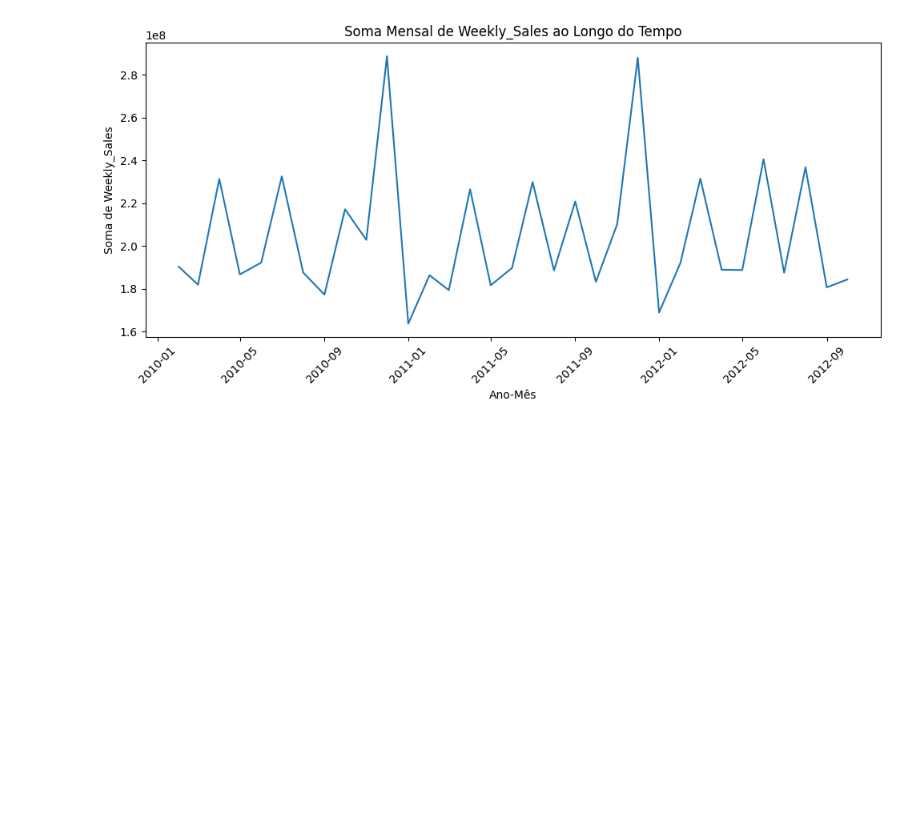
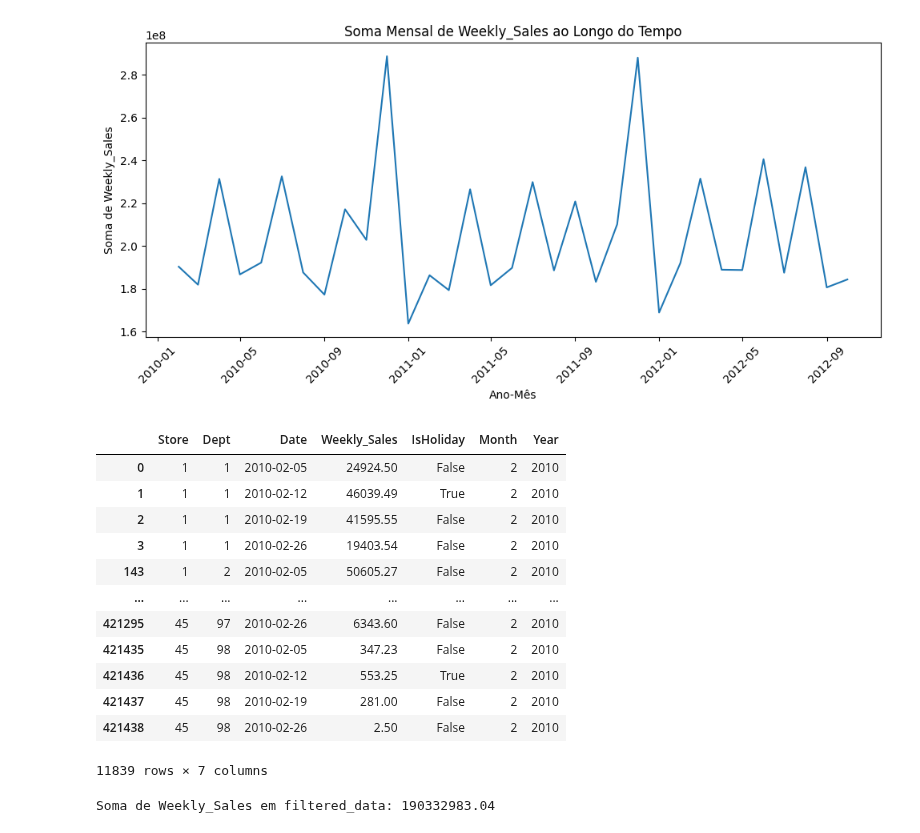
Before and after one commit to Laurentius96/DNC-DataScience, a Jupyter notebook: Materia_7-Estatistica/Aulas/DNC_DSM7_Estatistica_EDA_com_Python.ipynb, the cells around one changed output. Cells and saved outputs as stored; diff of their text form; code cells hidden in the pictures; blank space fills up the shorter version.

```diff
--- a/Materia_7-Estatistica/Aulas/DNC_DSM7_Estatistica_EDA_com_Python.ipynb
+++ b/Materia_7-Estatistica/Aulas/DNC_DSM7_Estatistica_EDA_com_Python.ipynb
@@ -86,3 +86,33 @@ plt.tight_layout()
 plt.show()
 # %% [output]
 [figure]
+# %%
+
+# Criar máscara lógica para fevereiro de 2010
+mask_fev_2010 = (df["Year"] == 2010) & (df["Month"] == 2)
+
+# Filtrar o dataset original df
+dados_fev_2010 = df[mask_fev_2010]
+
+# Retornar / exibir os dados de fevereiro de 2010
+dados_fev_2010
+# %% [output]
+|  | Store | Dept | Date | Weekly_Sales | IsHoliday | Month | Year |
+| 0 | 1 | 1 | 2010-02-05 | 24924.50 | False | 2 | 2010 |
+| 1 | 1 | 1 | 2010-02-12 | 46039.49 | True | 2 | 2010 |
+| 2 | 1 | 1 | 2010-02-19 | 41595.55 | False | 2 | 2010 |
+| 3 | 1 | 1 | 2010-02-26 | 19403.54 | False | 2 | 2010 |
+| 143 | 1 | 2 | 2010-02-05 | 50605.27 | False | 2 | 2010 |
+| ... | ... | ... | ... | ... | ... | ... | ... |
+| 421295 | 45 | 97 | 2010-02-26 | 6343.60 | False | 2 | 2010 |
+| 421435 | 45 | 98 | 2010-02-05 | 347.23 | False | 2 | 2010 |
+| 421436 | 45 | 98 | 2010-02-12 | 553.25 | True | 2 | 2010 |
+| 421437 | 45 | 98 | 2010-02-19 | 281.00 | False | 2 | 2010 |
+| 421438 | 45 | 98 | 2010-02-26 | 2.50 | False | 2 | 2010 |
+11839 rows × 7 columns
+# %%
+filtered_data = dados_fev_2010  # opcional, apenas para manter o nome pedido
+total_weekly_sales = filtered_data["Weekly_Sales"].sum()
+print("Soma de Weekly_Sales em filtered_data:", total_weekly_sales)
+# %% [output]
+Soma de Weekly_Sales em filtered_data: 190332983.04
```
